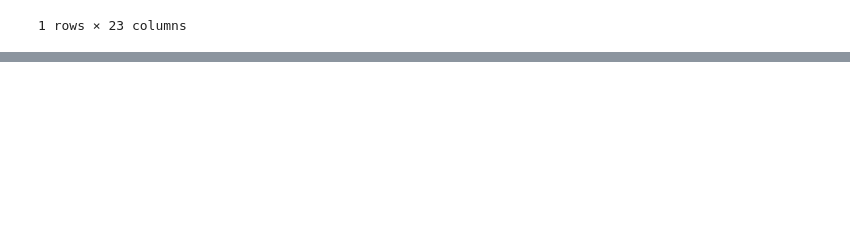
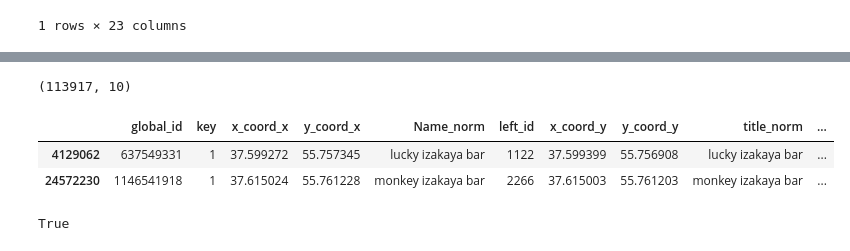
Before and after one commit to oldhroft/moscowrest, a Jupyter notebook: notebooks/MoscowRest.ipynb, the cells around one changed output, grey strips where cells are left out. Saved outputs shown, nothing was run; the diff lists cells and outputs as text; code cells hidden in the pictures; blank space fills up the shorter version.

```diff
--- a/notebooks/MoscowRest.ipynb
+++ b/notebooks/MoscowRest.ipynb
@@ -155,0 +243,32 @@ data.loc[
+# %%
+data_product = (
+    data1[['global_id', 'key', 'x_coord', 'y_coord', 'Name_norm']]
+    .merge(df[['left_id', "key", 'x_coord', "y_coord", "title_norm"]], on="key"))
+# %%
+distance = haversine_vectorize(
+    data_product.x_coord_x, data_product.y_coord_x,
+    data_product.x_coord_y, data_product.y_coord_y
+)
+# %%
+data_product['distance'] = distance
+# %%
+close_match = data_product.loc[data_product.distance <= 30 ].copy()
+# %%
+close_match.shape
+# %% [output]
+(113917, 10)
+# %%
+# Чекать переименования
+
+close_match.loc[
+    close_match.title_norm.str.contains('izakaya')
+    & close_match.Name_norm.str.contains('izakaya')
+].copy()
+# %% [output]
+|  | global_id | key | x_coord_x | y_coord_x | Name_norm | left_id | x_coord_y | y_coord_y | title_norm | ... |
+| 4129062 | 637549331 | 1 | 37.599272 | 55.757345 | lucky izakaya bar | 1122 | 37.599399 | 55.756908 | lucky izakaya bar | ... |
+| 24572230 | 1146541918 | 1 | 37.615024 | 55.761228 | monkey izakaya bar | 2266 | 37.615003 | 55.761203 | monkey izakaya bar | ... |
+# %%
+'abcbd' in 'abcbde'
+# %% [output]
+True
```
Also changed, not shown: parts of 39 cells of this notebook, 4 other files.
